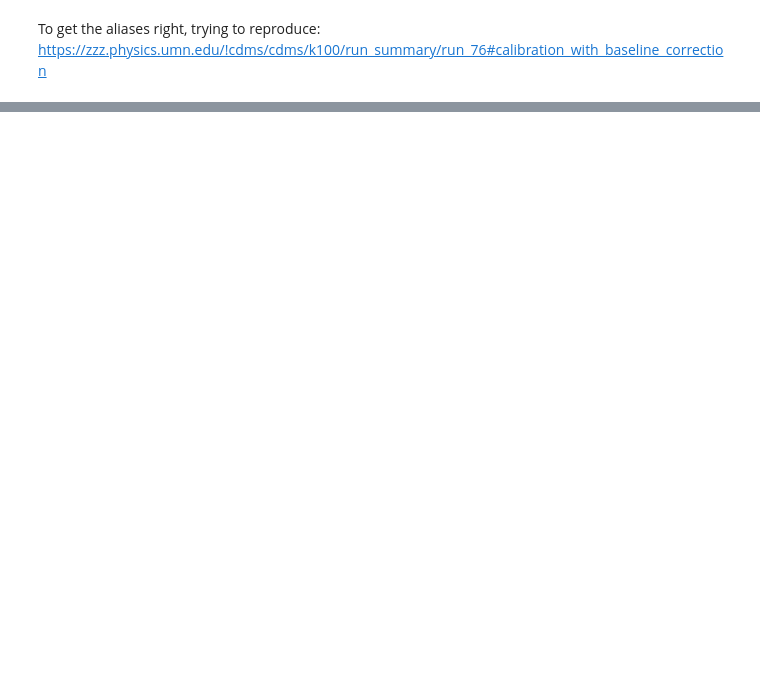
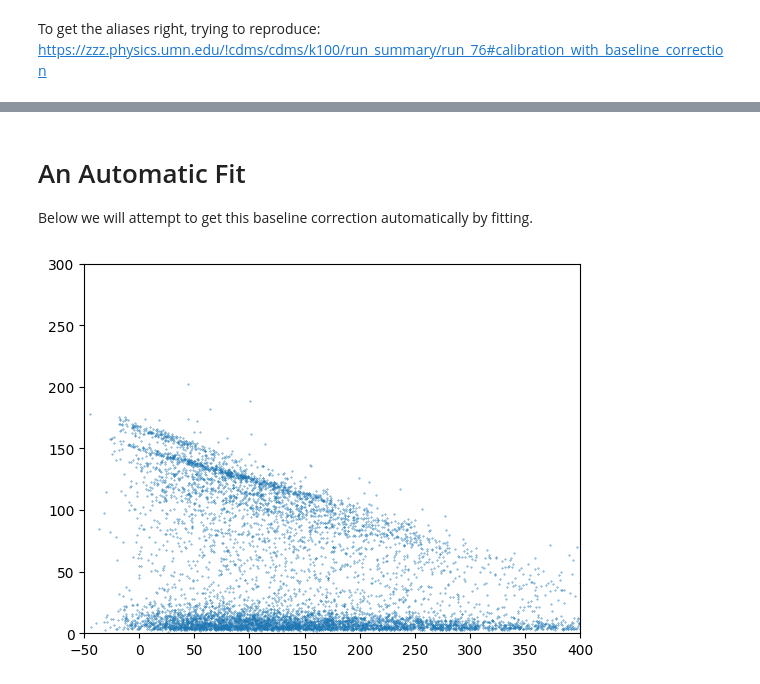
Before and after one commit to villano-lab/R76Analysis, a Jupyter notebook: HV1_Calibration.ipynb, the cells around one changed output, grey strips where cells are left out. Cells and saved outputs as stored; diff of their text form; code cells hidden in the pictures; blank space fills up the shorter version.

```diff
--- a/HV1_Calibration.ipynb
+++ b/HV1_Calibration.ipynb
@@ -137,0 +104,17 @@ calfit
+# %% [markdown]
+# An Automatic Fit
+
+Below we will attempt to get this baseline correction automatically by fitting.
+# %%
+errors = np.sqrt(h[0]) #Get errors -- still sqrt(n)
+
+def f(x,m=-0.232,b=150): #function for a line
+    return m*x+b
+
+#No reason I can't do this as a scatter plot, right? will be easier to fit if I treat it that way.
+plt.scatter(z[4]["PFbs"][~z[4]["crand"]][z[4]["cphi1"]][z[4]["cam"]]-3000,z[4]["pt_keV"][~z[4]["crand"]][z[4]["cphi1"]][z[4]["cam"]],s=0.1)
+plt.xlim(-50,400)
+plt.ylim(0,300)
+plt.show()
+# %% [output]
+[figure, added]
```
Also changed, not shown: parts of 7 cells of this notebook.
